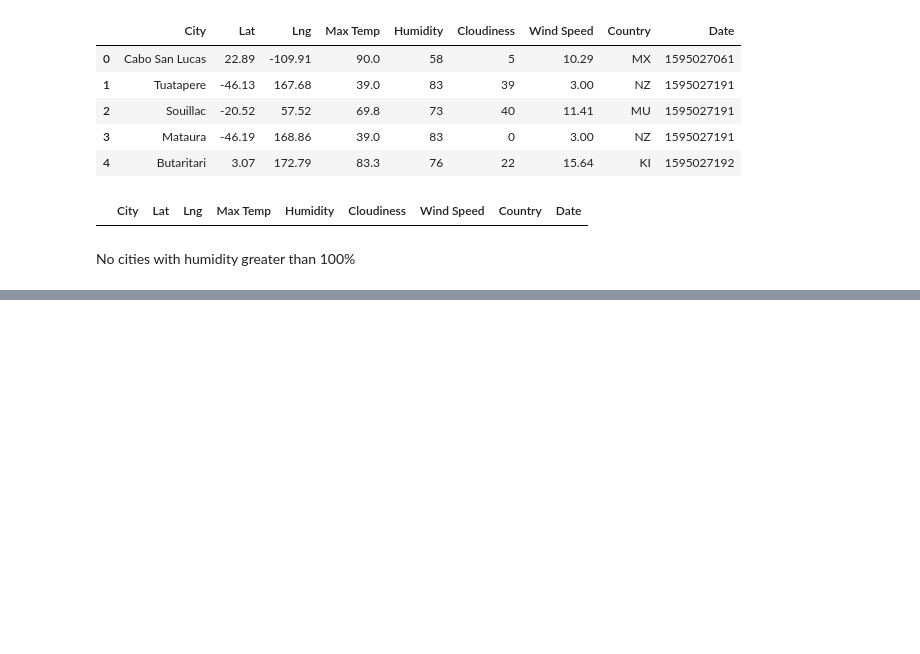
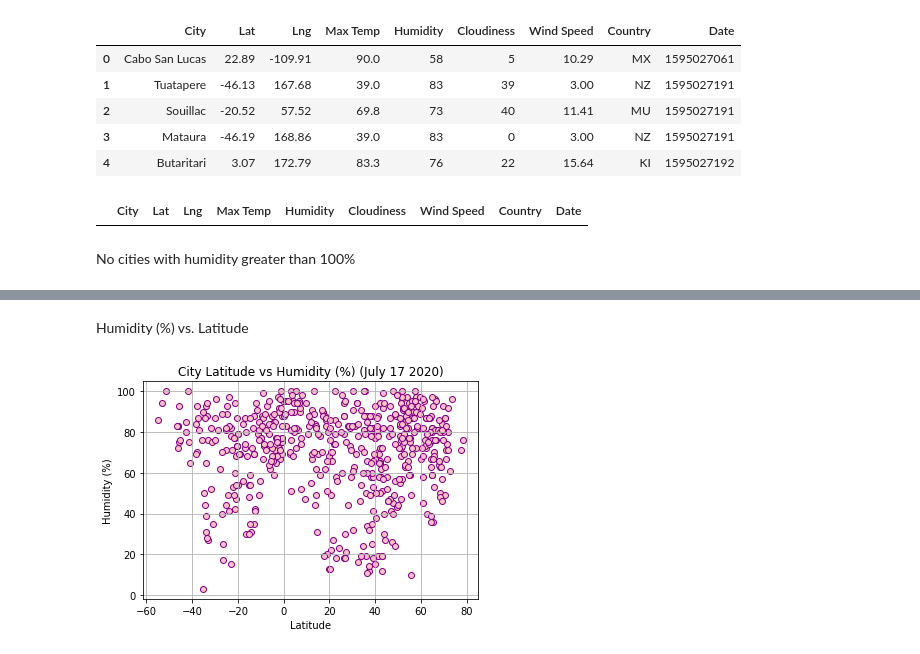
Before and after one commit to alissavokes/python-api-challenge, a Jupyter notebook: WeatherPy/WeatherPy.ipynb, the cells around one changed output, grey strips where cells are left out. Saved outputs shown, nothing was run; the diff lists cells and outputs as text; code cells hidden in the pictures; blank space fills up the shorter version.

```diff
--- a/WeatherPy/WeatherPy.ipynb
+++ b/WeatherPy/WeatherPy.ipynb
@@ -143,0 +160,15 @@ cities_df.to_csv("Output/city_data.csv", index=False, header=True)
+# %% [markdown]
+Humidity (%) vs. Latitude
+# %%
+# Plot out humidity(%) versus latitude
+x_values = cities_df["Lat"]
+y_values = cities_df["Humidity"]
+plt.scatter(x_values,y_values, color="pink", edgecolors="purple")
+plt.xlabel("Latitude")
+plt.ylabel("Humidity (%)")
+plt.title("City Latitude vs Humidity (%) (July 17 2020)")
+plt.grid()
+plt.savefig("Images/humidity_lat.png")
+plt.show()
+# %% [output]
+[figure, added]
```
Also changed, not shown: parts of 6 cells of this notebook.
